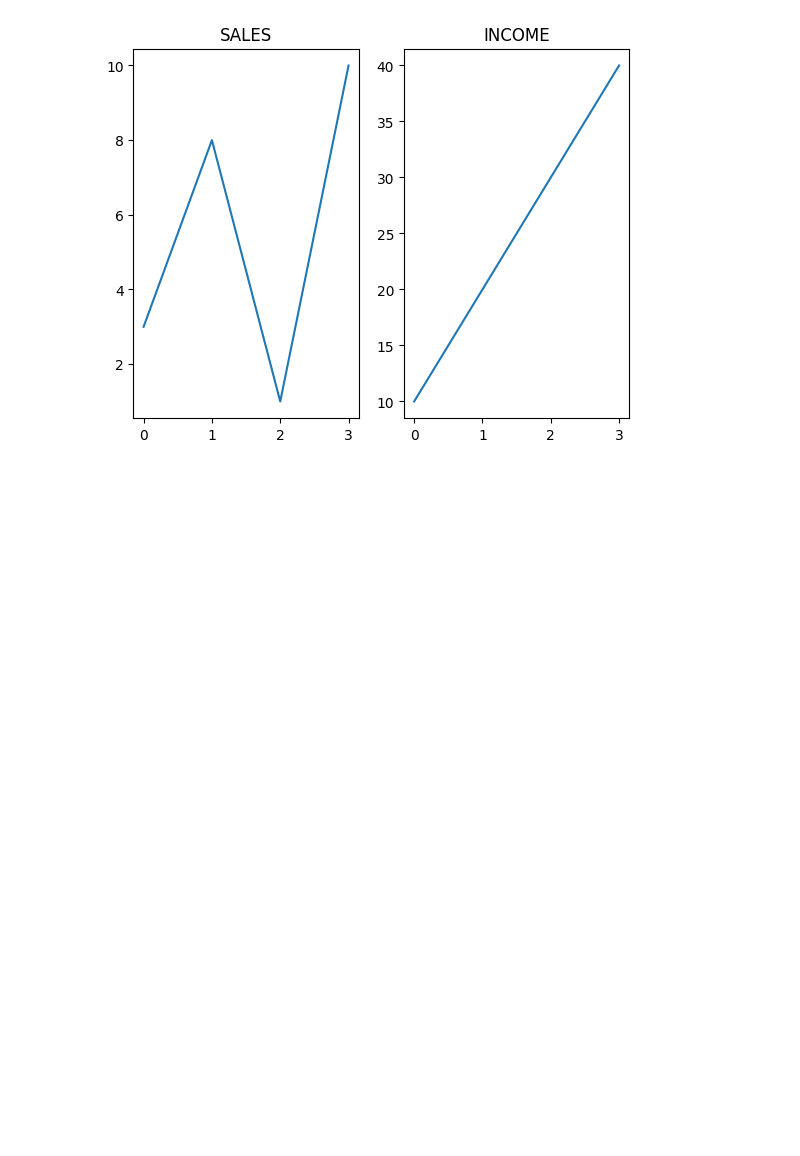
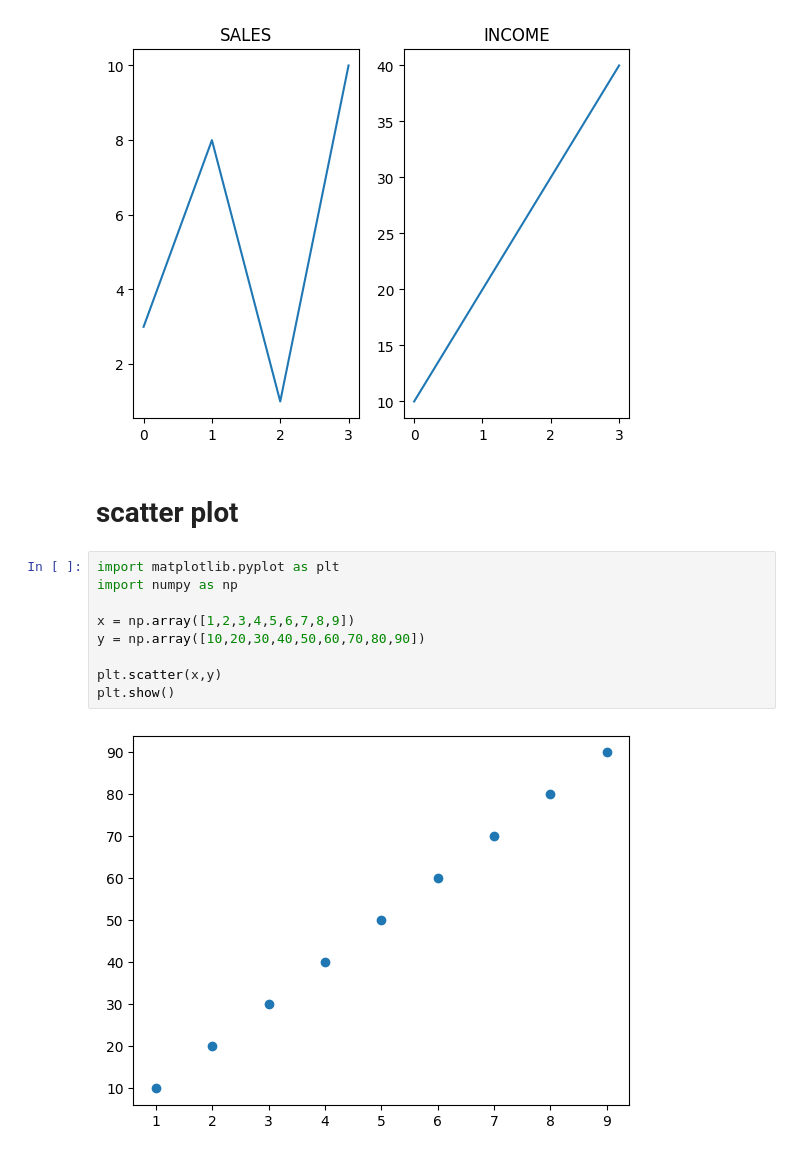
Before and after one commit to Shreyansh4Ai/Python-Stuffs, a Jupyter notebook: Pandas/DataVisualisation/Matplotlib.ipynb, the cells around one changed output. Saved outputs shown, nothing was run; the diff lists cells and outputs as text; blank space fills up the shorter version.

Commit message:
matplotlib completed

```diff
--- a/Pandas/DataVisualisation/Matplotlib.ipynb
+++ b/Pandas/DataVisualisation/Matplotlib.ipynb
@@ -407,3 +407,16 @@ plt.title("INCOME") # highlight
 plt.show()
 # %% [output]
 [figure]
+# %% [markdown]
+<h1> scatter plot
+# %%
+import matplotlib.pyplot as plt
+import numpy as np
+
+x = np.array([1,2,3,4,5,6,7,8,9])
+y = np.array([10,20,30,40,50,60,70,80,90])
+
+plt.scatter(x,y)
+plt.show()
+# %% [output]
+[figure, added]
```
Also changed, not shown: parts of 7 cells of this notebook.
